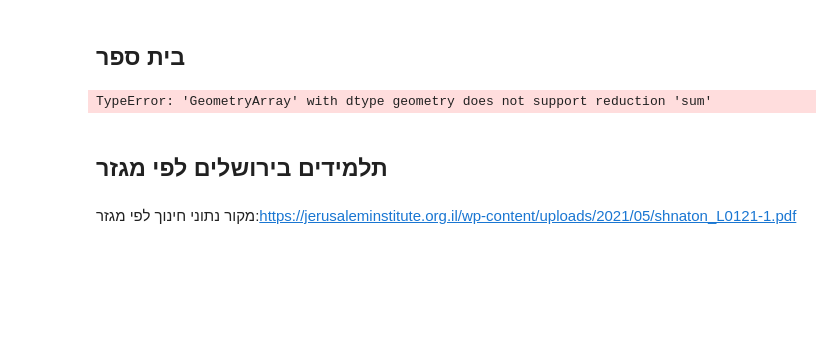
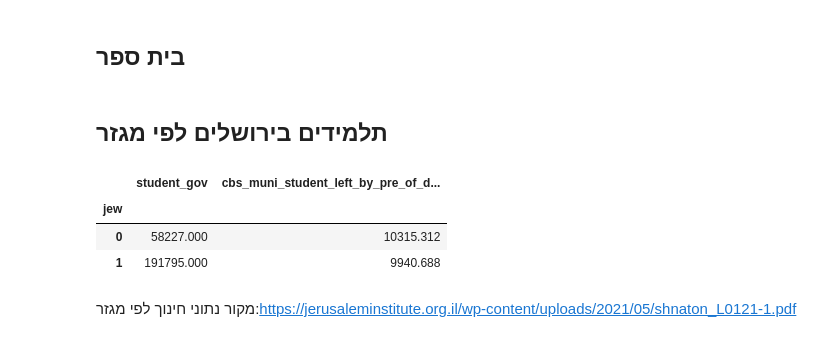
Before and after one commit to JTMPT/forecast, a Jupyter notebook: create_forecast_basic/current/students_current_year_230706.ipynb, the cells around one changed output. Saved outputs shown, nothing was run; the diff lists cells and outputs as text; code cells hidden in the pictures; blank space fills up the shorter version.

```diff
--- a/create_forecast_basic/current/students_current_year_230706.ipynb
+++ b/create_forecast_basic/current/students_current_year_230706.ipynb
@@ -241,9 +241,7 @@ taz.loc[taz['student_demand_left']<0,'student_demand_left']=0
 # %%
 taz=taz.set_index('CR_PNIM')
 # %%
-taz['student_demand_left_sum_by_muni']=taz.groupby(by='CR_PNIM').sum()[['student_demand_left']]
+taz['student_demand_left_sum_by_muni']=drop_geo(taz).groupby(by='CR_PNIM').sum()[['student_demand_left']]
-# %% [output]
-TypeError: 'GeometryArray' with dtype geometry does not support reduction 'sum'
 # %%
 taz['student_demand_left_pre']=taz['student_demand_left']/taz['student_demand_left_sum_by_muni']
 # %%
@@ -254,7 +252,12 @@ taz['cbs_muni_student_left_by_pre_of_demand_left']=taz['student_demand_left_pre'
 taz['jew']=0
 taz.loc[(taz['main_secto']=="Jewish") |( taz['main_secto']=="U_Orthodox"),'jew']=1
 # %%
-taz.query('Muni_Heb=="ירושלים"').groupby(by='jew').sum()[['student_gov','cbs_muni_student_left_by_pre_of_demand_left']]
+drop_geo(taz).query('Muni_Heb=="ירושלים"').groupby(by='jew').sum()[['student_gov','cbs_muni_student_left_by_pre_of_demand_left']]
+# %% [output]
+|  | student_gov | cbs_muni_student_left_by_pre_of_d... |
+| jew |  |  |
+| 0 | 58227.000 | 10315.312 |
+| 1 | 191795.000 | 9940.688 |
 # %% [markdown]
 מקור נתוני חינוך לפי מגזר:https://jerusaleminstitute.org.il/wp-content/uploads/2021/05/shnaton_L0121-1.pdf
 # %% [markdown]
```
Also changed, not shown: parts of 12 cells of this notebook.
